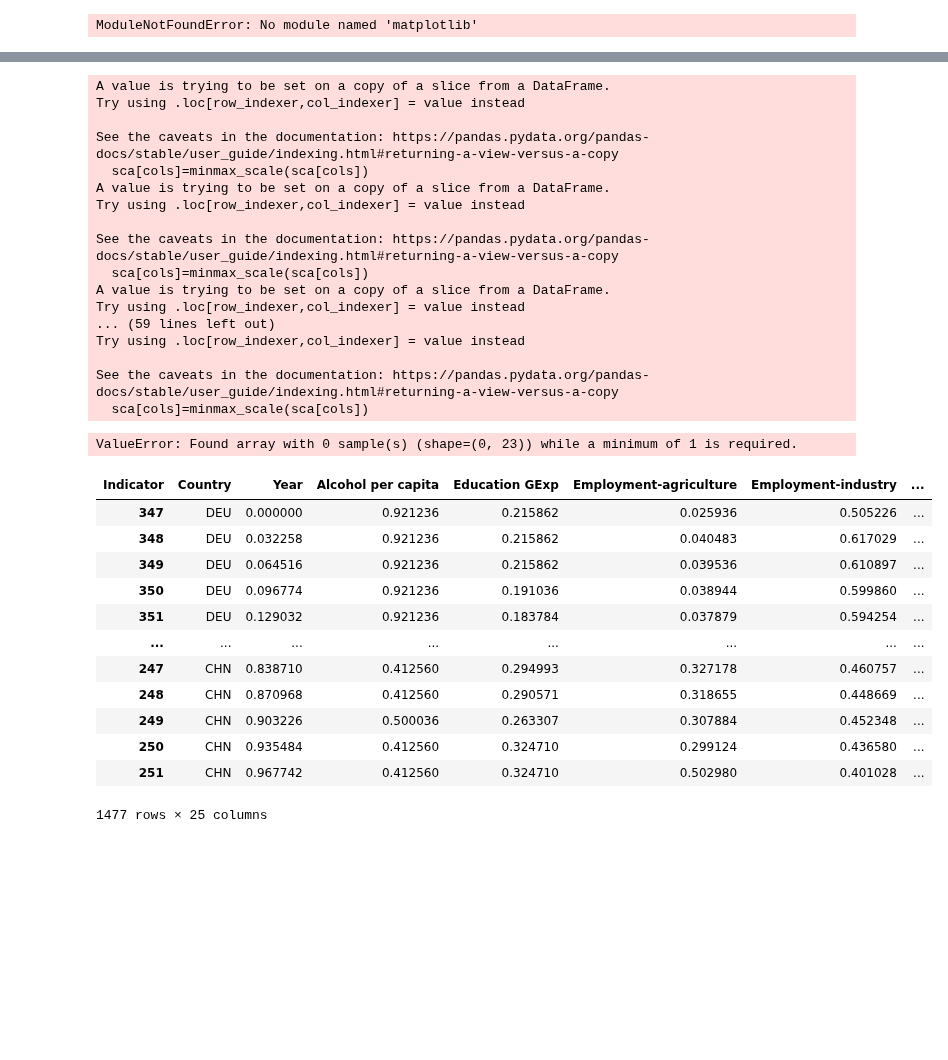
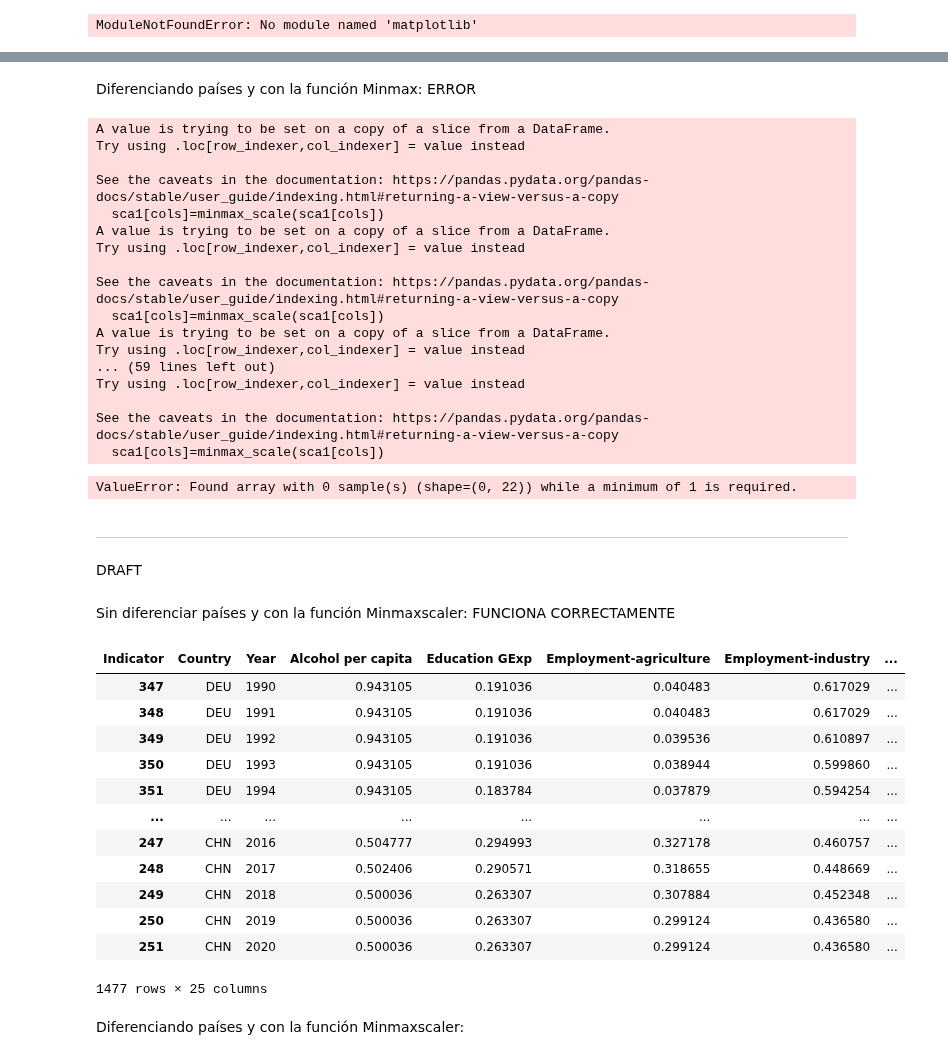
Before and after one commit to devonfw-forge/python-data-driven-decisions, a Jupyter notebook: WDI-Complete code.ipynb, the cells around one changed output, grey strips where cells are left out. Cells and saved outputs as stored; diff of their text form; code cells hidden in the pictures; blank space fills up the shorter version.

Commit message:
Minmax trial

```diff
--- a/WDI-Complete code.ipynb
+++ b/WDI-Complete code.ipynb
@@ -395,20 +395,14 @@ two_list=['USA','CHN']
 country_list=europe_list+persian_list+naf_list+saf_list+asia_list+latam_list+two_list
 
 dat=df.loc[df.loc[:, 'Country'] == country_list[0]]
+datc=dat.interpolate(method="linear")
+data=datc.fillna(method='bfill')
 
-mean_dat=dat.mean()
-
-data=dat.fillna(mean_dat,inplace=False)
 for i in range(1,len(country_list)):
-
     dat=df.loc[df.loc[:, 'Country'] == country_list[i]]
-
-    mean_dat=dat.mean()
-
-    datc=dat.fillna(mean_dat,inplace=False)
-
-    data=data.append(datc)
-
+    datc=dat.interpolate(method="linear")
+    datc=datc.fillna(method='bfill')
+    data=pd.concat((data, datc), axis = 0)
 data
 # %% [output]
 | Indicator | Country | Year | Alcohol per capita | Education GExp | Employment-agriculture | Employment-industry | ... |
@@ -522,2 +517,2 @@ from sklearn.preprocessing import minmax_scale
-# %%
-GoldenDataFrame=GoldenDataFrame.fillna(0)
+# %%
+renamed_indicators=['Gender equality','Exports-Commercial services','Renewable electricity','Employment-agriculture','Employment-industry','Employment-services','Exports-G&S','Fertility rate','Foreign investment','GDP','Education GExp','Workers high education','Literacy rate','Mortality-pollution','Net migration','Mortality-infants','Health services use','R&D GExp','Ninis','Suicide','International taxes','Alcohol per capita']
@@ -523,0 +521,4 @@ GoldenDataFrame=GoldenDataFrame.fillna(0)
+# %%
+cols=GoldenDataFrame[renamed_indicators].columns
+GoldenDataFrame[cols]=minmax_scale(GoldenDataFrame[cols])
+GoldenDataFrame
@@ -524,43 +539,54 @@ GoldenDataFrame=GoldenDataFrame.fillna(0)
+# %% [markdown]
+Diferenciando países y con la función Minmax: ERROR
 # %%
 for i in range(1,len(country_list)):
-    sca=GoldenDataFrame.loc[GoldenDataFrame.loc[:, 'Country'] == country_list[i]]
-    cols = sca.select_dtypes(np.number).columns
-    sca[cols]=minmax_scale(sca[cols])
-sca
+    sca1=GoldenDataFrame.loc[GoldenDataFrame.loc[:, 'Country'] == country_list[i]]
+    cols = GoldenDataFrame[renamed_indicators].columns
+    sca1[cols]=minmax_scale(sca1[cols])
+sca1
 # %% [output]
 A value is trying to be set on a copy of a slice from a DataFrame.
 Try using .loc[row_indexer,col_indexer] = value instead
 
 See the caveats in the documentation: https://pandas.pydata.org/pandas-docs/stable/user_guide/indexing.html#returning-a-view-versus-a-copy
-  sca[cols]=minmax_scale(sca[cols])
+  sca1[cols]=minmax_scale(sca1[cols])
 A value is trying to be set on a copy of a slice from a DataFrame.
 Try using .loc[row_indexer,col_indexer] = value instead
 
 See the caveats in the documentation: https://pandas.pydata.org/pandas-docs/stable/user_guide/indexing.html#returning-a-view-versus-a-copy
-  sca[cols]=minmax_scale(sca[cols])
+  sca1[cols]=minmax_scale(sca1[cols])
 A value is trying to be set on a copy of a slice from a DataFrame.
 Try using .loc[row_indexer,col_indexer] = value instead
 ... (59 lines left out)
 Try using .loc[row_indexer,col_indexer] = value instead
 
 See the caveats in the documentation: https://pandas.pydata.org/pandas-docs/stable/user_guide/indexing.html#returning-a-view-versus-a-copy
-  sca[cols]=minmax_scale(sca[cols])
+  sca1[cols]=minmax_scale(sca1[cols])
-ValueError: Found array with 0 sample(s) (shape=(0, 23)) while a minimum of 1 is required.
+ValueError: Found array with 0 sample(s) (shape=(0, 22)) while a minimum of 1 is required.
+# %% [markdown]
+-------------------------------
+# %% [markdown]
+DRAFT
+# %% [markdown]
+Sin diferenciar países y con la función Minmaxscaler: FUNCIONA CORRECTAMENTE
 # %%
-cols = GoldenDataFrame.select_dtypes(np.number).columns
-GoldenDataFrame[cols]=minmax_scale(GoldenDataFrame[cols])
+cols = GoldenDataFrame[renamed_indicators].columns
+scaler = MinMaxScaler()
+GoldenDataFrame[cols]=scaler.fit_transform(GoldenDataFrame[cols])
 GoldenDataFrame
 # %% [output]
 | Indicator | Country | Year | Alcohol per capita | Education GExp | Employment-agriculture | Employment-industry | ... |
-| 347 | DEU | 0.000000 | 0.921236 | 0.215862 | 0.025936 | 0.505226 | ... |
-| 348 | DEU | 0.032258 | 0.921236 | 0.215862 | 0.040483 | 0.617029 | ... |
-| 349 | DEU | 0.064516 | 0.921236 | 0.215862 | 0.039536 | 0.610897 | ... |
-| 350 | DEU | 0.096774 | 0.921236 | 0.191036 | 0.038944 | 0.599860 | ... |
-| 351 | DEU | 0.129032 | 0.921236 | 0.183784 | 0.037879 | 0.594254 | ... |
+| 347 | DEU | 1990 | 0.943105 | 0.191036 | 0.040483 | 0.617029 | ... |
+| 348 | DEU | 1991 | 0.943105 | 0.191036 | 0.040483 | 0.617029 | ... |
+| 349 | DEU | 1992 | 0.943105 | 0.191036 | 0.039536 | 0.610897 | ... |
+| 350 | DEU | 1993 | 0.943105 | 0.191036 | 0.038944 | 0.599860 | ... |
+| 351 | DEU | 1994 | 0.943105 | 0.183784 | 0.037879 | 0.594254 | ... |
 | ... | ... | ... | ... | ... | ... | ... | ... |
-| 247 | CHN | 0.838710 | 0.412560 | 0.294993 | 0.327178 | 0.460757 | ... |
-| 248 | CHN | 0.870968 | 0.412560 | 0.290571 | 0.318655 | 0.448669 | ... |
-| 249 | CHN | 0.903226 | 0.500036 | 0.263307 | 0.307884 | 0.452348 | ... |
-| 250 | CHN | 0.935484 | 0.412560 | 0.324710 | 0.299124 | 0.436580 | ... |
-| 251 | CHN | 0.967742 | 0.412560 | 0.324710 | 0.502980 | 0.401028 | ... |
+| 247 | CHN | 2016 | 0.504777 | 0.294993 | 0.327178 | 0.460757 | ... |
+| 248 | CHN | 2017 | 0.502406 | 0.290571 | 0.318655 | 0.448669 | ... |
+| 249 | CHN | 2018 | 0.500036 | 0.263307 | 0.307884 | 0.452348 | ... |
+| 250 | CHN | 2019 | 0.500036 | 0.263307 | 0.299124 | 0.436580 | ... |
+| 251 | CHN | 2020 | 0.500036 | 0.263307 | 0.299124 | 0.436580 | ... |
 1477 rows × 25 columns
+# %% [markdown]
+Diferenciando países y con la función Minmaxscaler:
```
Also changed, not shown: parts of 9 cells of this notebook.
